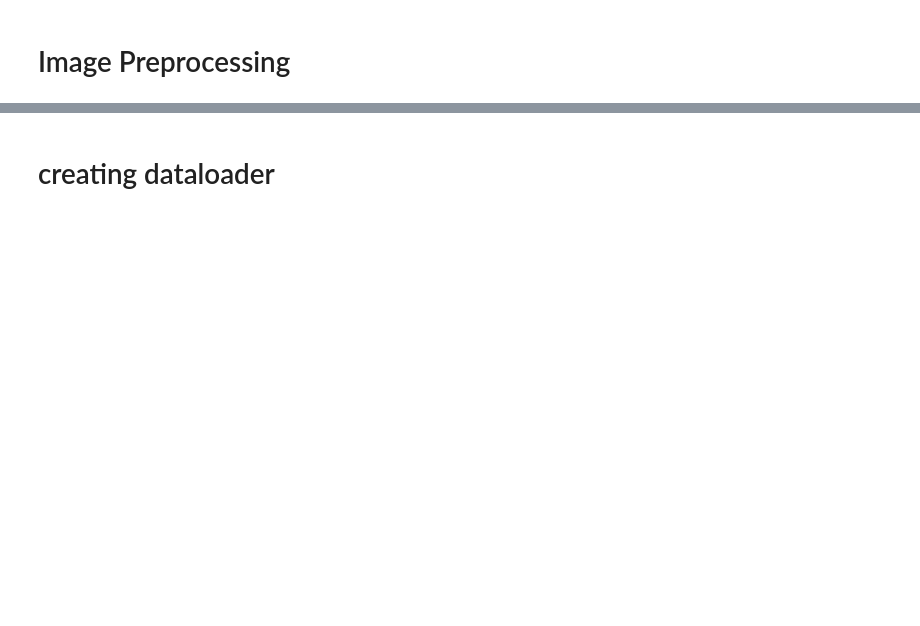
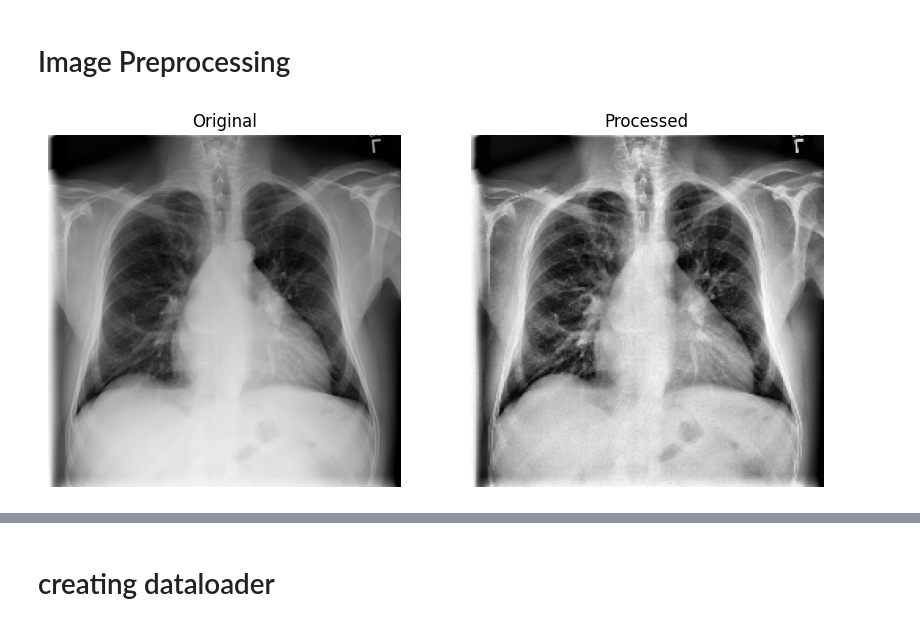
Before and after one commit to KunalVashist21/kaggle-project, a Jupyter notebook: report_genpreprocessing_02.ipynb, the cells around one changed output, grey strips where cells are left out. Saved outputs shown, nothing was run; the diff lists cells and outputs as text; code cells hidden in the pictures; blank space fills up the shorter version.

```diff
--- a/report_genpreprocessing_02.ipynb
+++ b/report_genpreprocessing_02.ipynb
@@ -362,23 +610,26 @@ def preprocess_image(image_path, img_size=(224, 224)):
 
     return image
 # %%
+sample_path = nih_metadata.loc[0, "image_path"]
 original = cv2.imread(sample_path, cv2.IMREAD_GRAYSCALE)
 
 processed = preprocess_image(sample_path)
 
 plt.figure(figsize=(10,5))
 
 plt.subplot(1,2,1)
 plt.imshow(original, cmap="gray")
 plt.title("Original")
 plt.axis("off")
 
 plt.subplot(1,2,2)
 plt.imshow(processed, cmap="gray")
 plt.title("Processed")
 plt.axis("off")
 
 plt.show()
+# %% [output]
+[figure, added]
 # %%
 sample_path = iuxray_metadata.loc[0, "image_path"]
 
```
Also changed, not shown: parts of 37 cells of this notebook.
